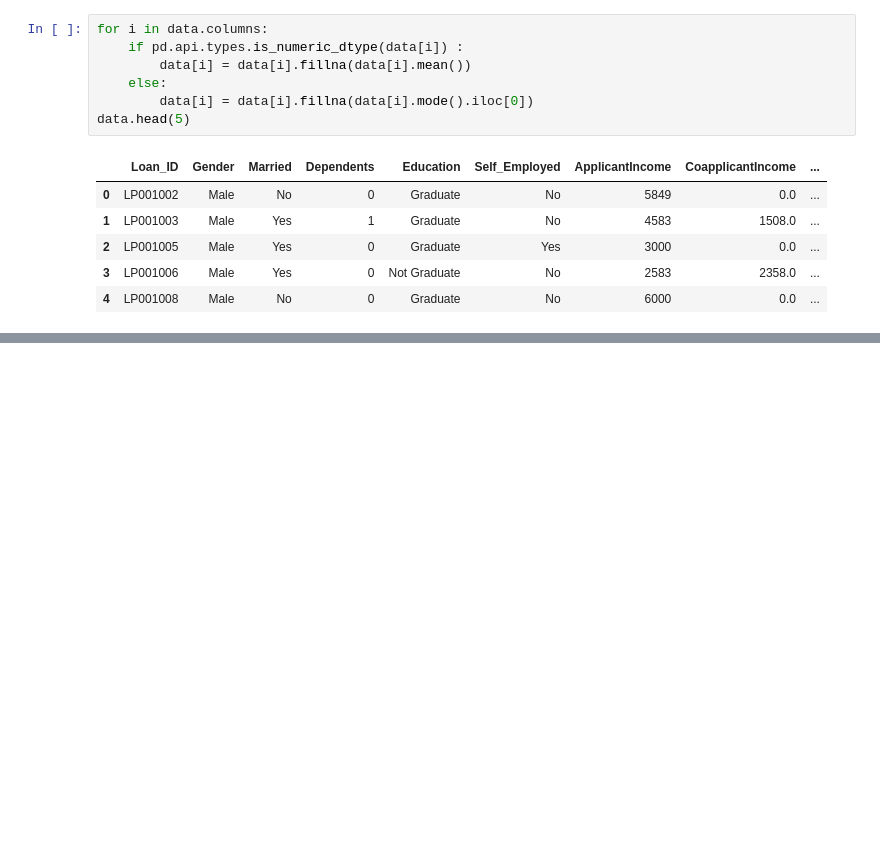
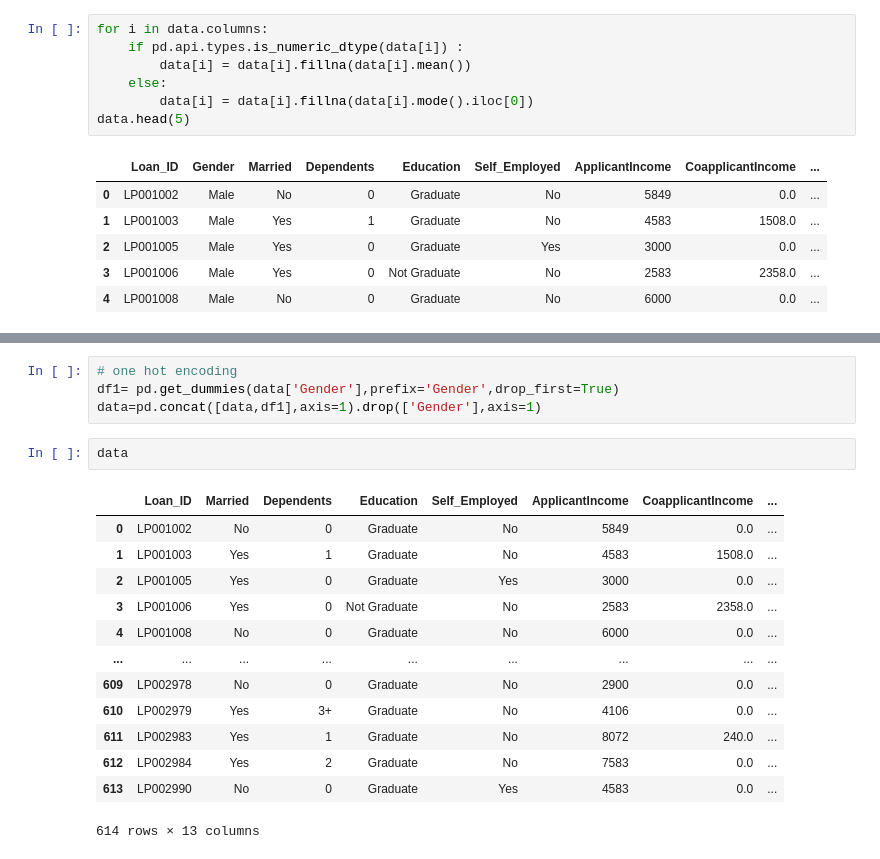
Before and after one commit to Koushikgoud008/Machine-Learning--basics, a Jupyter notebook: week7.ipynb, the cells around one changed output, grey strips where cells are left out. Saved outputs shown, nothing was run; the diff lists cells and outputs as text; blank space fills up the shorter version.

```diff
--- a/week7.ipynb
+++ b/week7.ipynb
@@ -118,0 +158,20 @@ data.head(5)
+# %%
+# one hot encoding
+df1= pd.get_dummies(data['Gender'],prefix='Gender',drop_first=True)
+data=pd.concat([data,df1],axis=1).drop(['Gender'],axis=1)
+# %%
+data
+# %% [output]
+|  | Loan_ID | Married | Dependents | Education | Self_Employed | ApplicantIncome | CoapplicantIncome | ... |
+| 0 | LP001002 | No | 0 | Graduate | No | 5849 | 0.0 | ... |
+| 1 | LP001003 | Yes | 1 | Graduate | No | 4583 | 1508.0 | ... |
+| 2 | LP001005 | Yes | 0 | Graduate | Yes | 3000 | 0.0 | ... |
+| 3 | LP001006 | Yes | 0 | Not Graduate | No | 2583 | 2358.0 | ... |
+| 4 | LP001008 | No | 0 | Graduate | No | 6000 | 0.0 | ... |
+| ... | ... | ... | ... | ... | ... | ... | ... | ... |
+| 609 | LP002978 | No | 0 | Graduate | No | 2900 | 0.0 | ... |
+| 610 | LP002979 | Yes | 3+ | Graduate | No | 4106 | 0.0 | ... |
+| 611 | LP002983 | Yes | 1 | Graduate | No | 8072 | 240.0 | ... |
+| 612 | LP002984 | Yes | 2 | Graduate | No | 7583 | 0.0 | ... |
+| 613 | LP002990 | No | 0 | Graduate | Yes | 4583 | 0.0 | ... |
+614 rows × 13 columns
```
Also changed, not shown: parts of 21 cells of this notebook.
